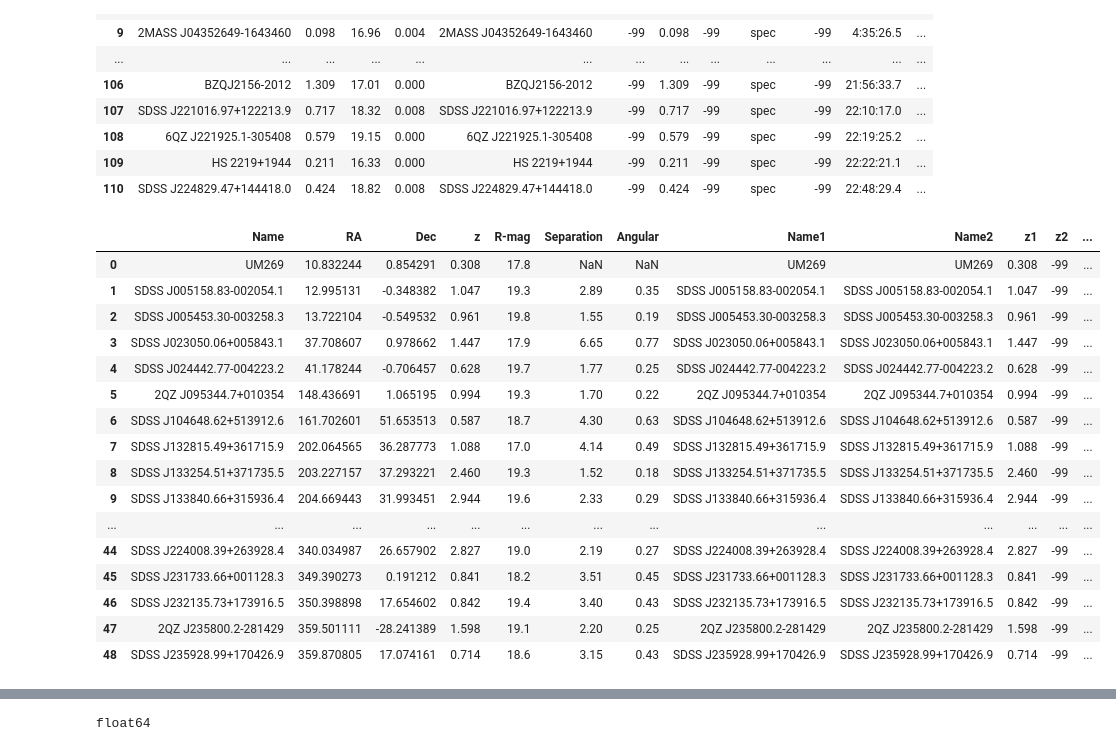
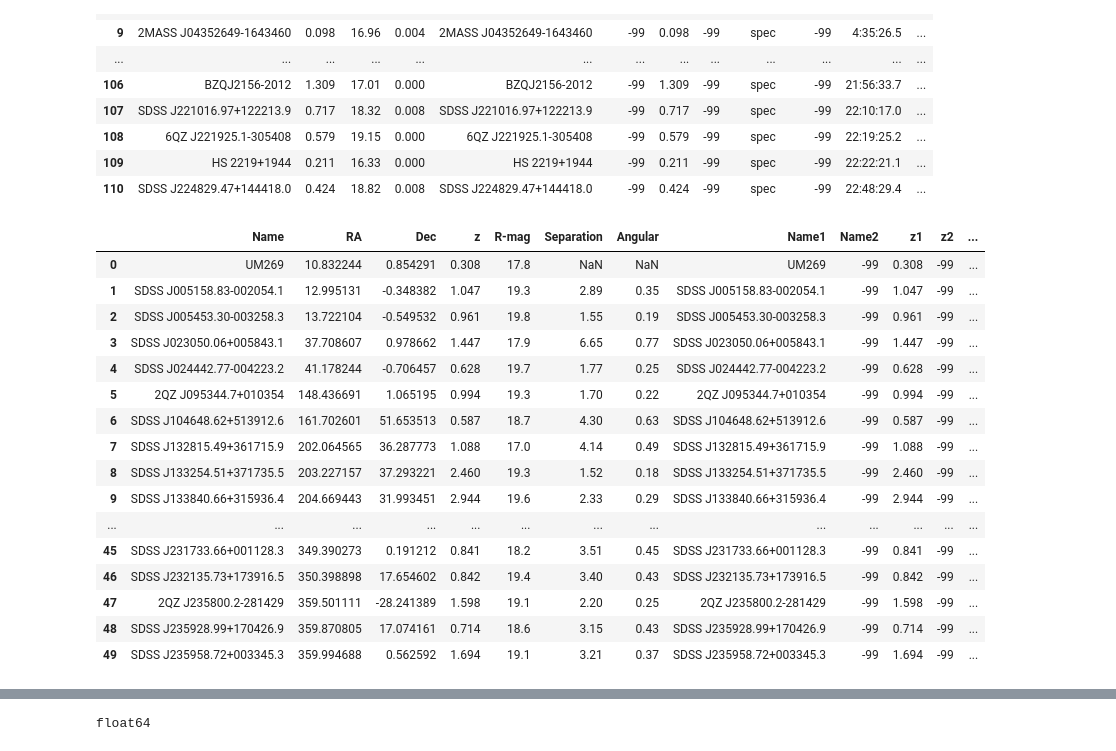
Before and after one commit to thatastroguy/thebigmac, a Jupyter notebook: BH_binary_periodicity.ipynb, the cells around one changed output, grey strips where cells are left out. Drawn from its saved outputs; the diff is of its cells as text; code cells hidden in the pictures.

```diff
--- a/BH_binary_periodicity.ipynb
+++ b/BH_binary_periodicity.ipynb
@@ -178,7 +163,7 @@ charisi2016 = charisi2016.merge(charisi2016t2, on='Name', how='left')
 
 # Charisi has two typos in their degree coordinates. I have
 charisi2016['Name1'] = charisi2016['Name']
-charisi2016['Name2'] = charisi2016['Name']
+charisi2016['Name2'] = "-99"
 charisi2016['z1'] = charisi2016['z']
 charisi2016['z2'] = -99
 charisi2016['z1_type'] = "spec"
@@ -210,73 +195,61 @@ charisi2016['Dec2_deg'] = charisi2016['Dec1_deg']
 
 # Adding details about the coordinates
 charisi2016['Equinox1'] = "J2000"
-charisi2016['Coordinate_waveband'] = -99
-charisi2016['Coordinate_Source'] = -99
+charisi2016['Coordinate_waveband'] = "-99"
+charisi2016['Coordinate_Source'] = "-99"
 
-charisi2016['System Type'] = 'Binary AGN Candidate'
+charisi2016['System Type'] = 'Binary AGN Candidate / Binary SMBH Candidate'
 
 # Adding in some columns that we'll population via a Simbad or Ned search later
 charisi2016['Brightness1'] = -100
-charisi2016['Brightness_band1'] = -100
-charisi2016['Brightness_type1'] = -100
+charisi2016['Brightness_band1'] = "-100"
+charisi2016['Brightness_type1'] = "-100"
 
 charisi2016['Brightness2'] = -100
-charisi2016['Brightness_band2'] = -100
-charisi2016['Brightness_type2'] = -100
+charisi2016['Brightness_band2'] = "-100"
+charisi2016['Brightness_type2'] = "-100"
 
 charisi2016['Sep'] = charisi2016['Angular']*(1.e-6) # arcseconds
 
 ### For the projected separation, we'll use the upper limit of 3'' to calculate an upper limit in units of kpc
 ##charisi2016['delta_z'] = charisi2016['z']-charisi2016['z2']
 charisi2016['dV'] = -99 #(2.99e+5)*((1+charisi2016['z'])**2 - (1+charisi2016['z2'])**2)/((1+charisi2016['z'])**2+(1+charisi2016['z2'])**2)
 ### dV will be zero until we include follow-up observations that show separate redshifts
 ##
 # Adding information about the paper and the selection method
-charisi2016['Selection Method'] = "Periodicity" #DPSELs
+charisi2016['Selection Method'] = "Optical Periodicity" #DPSELs
 charisi2016['Confirmation Method'] = '-99'
 charisi2016['Paper(s)'] = "Charisi+2016"
 charisi2016['BibCode(s)'] = "2016MNRAS.463.2145C"
 charisi2016['DOI(s)'] = "https://doi.org/10.1093/mnras/stw1838"
 
 charisi2016['Notes'] = ''
 
 # And dropping any columns that we don't need....
 charisi2016.drop(labels=['log(M/M_sun)','log(M/M_sun)_err','X-ray/radiocatalogue','delta_t','tinsp','tinsp.1',\
                         'P-value','Observed','Variability'], axis=1, inplace=True)
 
-## Rearranging the columns and renaming columns now...
-#charisi2016 = charisi2016[['System Type','Name','Name2','Selection Method','Confirmation Method','z','z1_type','z2',\
-#                    'z2_type','RA', 'Dec', 'RA_deg','Dec_deg','RA2','Dec2','RA2_deg','Dec2_deg',\
-#                    'Equinox1','Coordinate_waveband','Coordinate_Source','Brightness1','Brightness_band1',\
-#                    'Brightness_type1','Brightness2','Brightness_band2','Brightness_type2','Sep','Sep(kpc)',\
-#                    'delta_z','dV','Paper(s)','BibCode(s)','DOI(s)']]
-#charisi2016.columns=['System Type','Name1','Name2','Selection Method','Confirmation Method','z1','z1_type','z2',\
-#                    'z2_type','RA1', 'Dec1', 'RA1_deg','Dec1_deg','RA2','Dec2','RA2_deg','Dec2_deg',\
-#                    'Equinox1','Coordinate_waveband','Coordinate_Source','Brightness1','Brightness_band1',\
-#                    'Brightness_type1','Brightness2','Brightness_band2','Brightness_type2','Sep','Sep(kpc)',\
-#                    'delta_z','dV','Paper(s)','BibCode(s)','DOI(s)']
-
 charisi2016
 
 # graham lists separations in pc, sop we'll need to convert back to arcseconds
 # %% [output]
 |  | Name | RA | Dec | z | R-mag | Separation | Angular | Name1 | Name2 | z1 | z2 | ... |
-| 0 | UM269 | 10.832244 | 0.854291 | 0.308 | 17.8 | NaN | NaN | UM269 | UM269 | 0.308 | -99 | ... |
-| 1 | SDSS J005158.83-002054.1 | 12.995131 | -0.348382 | 1.047 | 19.3 | 2.89 | 0.35 | SDSS J005158.83-002054.1 | SDSS J005158.83-002054.1 | 1.047 | -99 | ... |
-| 2 | SDSS J005453.30-003258.3 | 13.722104 | -0.549532 | 0.961 | 19.8 | 1.55 | 0.19 | SDSS J005453.30-003258.3 | SDSS J005453.30-003258.3 | 0.961 | -99 | ... |
-| 3 | SDSS J023050.06+005843.1 | 37.708607 | 0.978662 | 1.447 | 17.9 | 6.65 | 0.77 | SDSS J023050.06+005843.1 | SDSS J023050.06+005843.1 | 1.447 | -99 | ... |
-| 4 | SDSS J024442.77-004223.2 | 41.178244 | -0.706457 | 0.628 | 19.7 | 1.77 | 0.25 | SDSS J024442.77-004223.2 | SDSS J024442.77-004223.2 | 0.628 | -99 | ... |
-| 5 | 2QZ J095344.7+010354 | 148.436691 | 1.065195 | 0.994 | 19.3 | 1.70 | 0.22 | 2QZ J095344.7+010354 | 2QZ J095344.7+010354 | 0.994 | -99 | ... |
-| 6 | SDSS J104648.62+513912.6 | 161.702601 | 51.653513 | 0.587 | 18.7 | 4.30 | 0.63 | SDSS J104648.62+513912.6 | SDSS J104648.62+513912.6 | 0.587 | -99 | ... |
-| 7 | SDSS J132815.49+361715.9 | 202.064565 | 36.287773 | 1.088 | 17.0 | 4.14 | 0.49 | SDSS J132815.49+361715.9 | SDSS J132815.49+361715.9 | 1.088 | -99 | ... |
-| 8 | SDSS J133254.51+371735.5 | 203.227157 | 37.293221 | 2.460 | 19.3 | 1.52 | 0.18 | SDSS J133254.51+371735.5 | SDSS J133254.51+371735.5 | 2.460 | -99 | ... |
-| 9 | SDSS J133840.66+315936.4 | 204.669443 | 31.993451 | 2.944 | 19.6 | 2.33 | 0.29 | SDSS J133840.66+315936.4 | SDSS J133840.66+315936.4 | 2.944 | -99 | ... |
+| 0 | UM269 | 10.832244 | 0.854291 | 0.308 | 17.8 | NaN | NaN | UM269 | -99 | 0.308 | -99 | ... |
+| 1 | SDSS J005158.83-002054.1 | 12.995131 | -0.348382 | 1.047 | 19.3 | 2.89 | 0.35 | SDSS J005158.83-002054.1 | -99 | 1.047 | -99 | ... |
+| 2 | SDSS J005453.30-003258.3 | 13.722104 | -0.549532 | 0.961 | 19.8 | 1.55 | 0.19 | SDSS J005453.30-003258.3 | -99 | 0.961 | -99 | ... |
+| 3 | SDSS J023050.06+005843.1 | 37.708607 | 0.978662 | 1.447 | 17.9 | 6.65 | 0.77 | SDSS J023050.06+005843.1 | -99 | 1.447 | -99 | ... |
+| 4 | SDSS J024442.77-004223.2 | 41.178244 | -0.706457 | 0.628 | 19.7 | 1.77 | 0.25 | SDSS J024442.77-004223.2 | -99 | 0.628 | -99 | ... |
+| 5 | 2QZ J095344.7+010354 | 148.436691 | 1.065195 | 0.994 | 19.3 | 1.70 | 0.22 | 2QZ J095344.7+010354 | -99 | 0.994 | -99 | ... |
+| 6 | SDSS J104648.62+513912.6 | 161.702601 | 51.653513 | 0.587 | 18.7 | 4.30 | 0.63 | SDSS J104648.62+513912.6 | -99 | 0.587 | -99 | ... |
+| 7 | SDSS J132815.49+361715.9 | 202.064565 | 36.287773 | 1.088 | 17.0 | 4.14 | 0.49 | SDSS J132815.49+361715.9 | -99 | 1.088 | -99 | ... |
+| 8 | SDSS J133254.51+371735.5 | 203.227157 | 37.293221 | 2.460 | 19.3 | 1.52 | 0.18 | SDSS J133254.51+371735.5 | -99 | 2.460 | -99 | ... |
+| 9 | SDSS J133840.66+315936.4 | 204.669443 | 31.993451 | 2.944 | 19.6 | 2.33 | 0.29 | SDSS J133840.66+315936.4 | -99 | 2.944 | -99 | ... |
 | ... | ... | ... | ... | ... | ... | ... | ... | ... | ... | ... | ... | ... |
-| 44 | SDSS J224008.39+263928.4 | 340.034987 | 26.657902 | 2.827 | 19.0 | 2.19 | 0.27 | SDSS J224008.39+263928.4 | SDSS J224008.39+263928.4 | 2.827 | -99 | ... |
-| 45 | SDSS J231733.66+001128.3 | 349.390273 | 0.191212 | 0.841 | 18.2 | 3.51 | 0.45 | SDSS J231733.66+001128.3 | SDSS J231733.66+001128.3 | 0.841 | -99 | ... |
-| 46 | SDSS J232135.73+173916.5 | 350.398898 | 17.654602 | 0.842 | 19.4 | 3.40 | 0.43 | SDSS J232135.73+173916.5 | SDSS J232135.73+173916.5 | 0.842 | -99 | ... |
-| 47 | 2QZ J235800.2-281429 | 359.501111 | -28.241389 | 1.598 | 19.1 | 2.20 | 0.25 | 2QZ J235800.2-281429 | 2QZ J235800.2-281429 | 1.598 | -99 | ... |
-| 48 | SDSS J235928.99+170426.9 | 359.870805 | 17.074161 | 0.714 | 18.6 | 3.15 | 0.43 | SDSS J235928.99+170426.9 | SDSS J235928.99+170426.9 | 0.714 | -99 | ... |
+| 45 | SDSS J231733.66+001128.3 | 349.390273 | 0.191212 | 0.841 | 18.2 | 3.51 | 0.45 | SDSS J231733.66+001128.3 | -99 | 0.841 | -99 | ... |
+| 46 | SDSS J232135.73+173916.5 | 350.398898 | 17.654602 | 0.842 | 19.4 | 3.40 | 0.43 | SDSS J232135.73+173916.5 | -99 | 0.842 | -99 | ... |
+| 47 | 2QZ J235800.2-281429 | 359.501111 | -28.241389 | 1.598 | 19.1 | 2.20 | 0.25 | 2QZ J235800.2-281429 | -99 | 1.598 | -99 | ... |
+| 48 | SDSS J235928.99+170426.9 | 359.870805 | 17.074161 | 0.714 | 18.6 | 3.15 | 0.43 | SDSS J235928.99+170426.9 | -99 | 0.714 | -99 | ... |
+| 49 | SDSS J235958.72+003345.3 | 359.994688 | 0.562592 | 1.694 | 19.1 | 3.21 | 0.37 | SDSS J235958.72+003345.3 | -99 | 1.694 | -99 | ... |
 # %%
 # Adding Gou+2020 here to the list of Charisi and Graham targets
 # I'll be adding some comments in the notes flag about which 7 objects Guo+ honed in on
```
Also changed, not shown: parts of 5 cells of this notebook, 45 other files.
